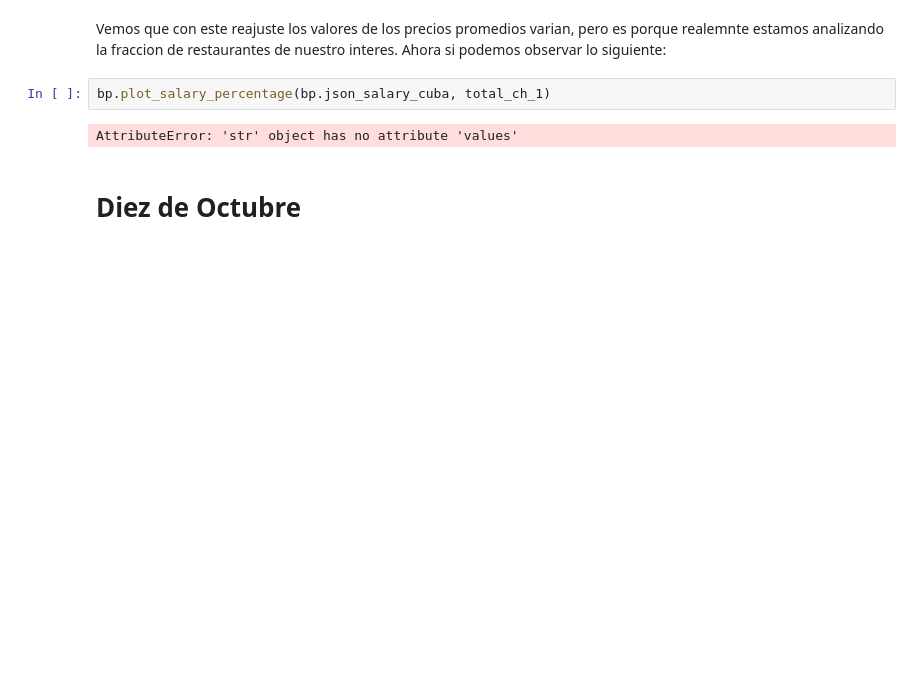
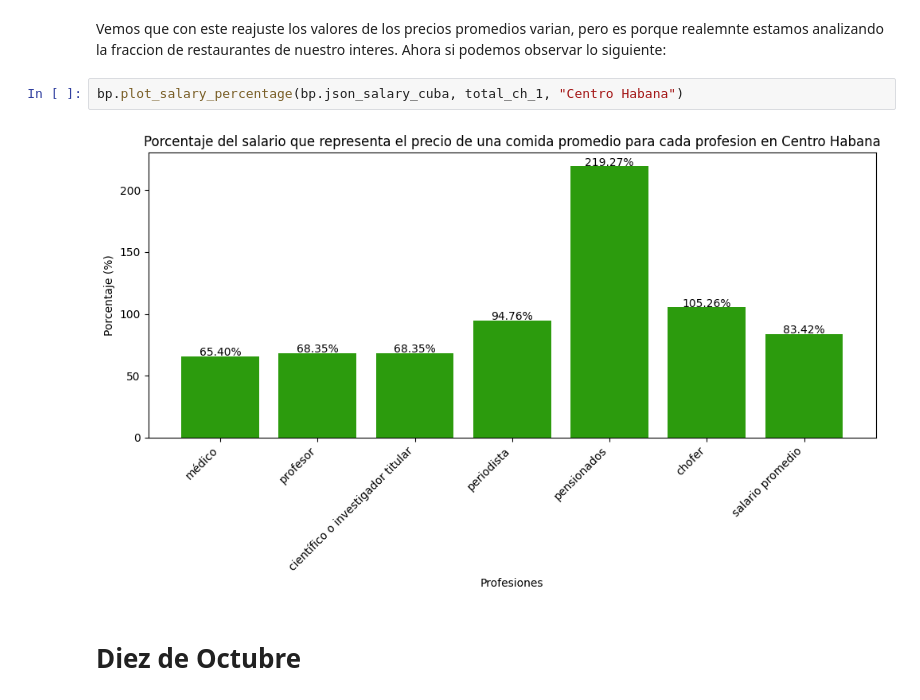
Before and after one commit to angie-rosquet/PROYECTEO-PRO-ICD, a Jupyter notebook: Un_Lujo_Para_El_Paladar.ipynb, the cells around one changed output. Cells and saved outputs as stored; diff of their text form; blank space fills up the shorter version.

```diff
--- a/Un_Lujo_Para_El_Paladar.ipynb
+++ b/Un_Lujo_Para_El_Paladar.ipynb
@@ -284,9 +284,9 @@ Por lo tanto, una comida en un restaurante en Centro Habana promedio puede costa
 # %% [markdown]
 Vemos que con este reajuste los valores de los precios promedios varian, pero es porque realemnte estamos analizando la fraccion de restaurantes de nuestro interes. Ahora si podemos observar lo siguiente:
 # %%
-bp.plot_salary_percentage(bp.json_salary_cuba, total_ch_1)
+bp.plot_salary_percentage(bp.json_salary_cuba, total_ch_1, "Centro Habana")
 # %% [output]
-AttributeError: 'str' object has no attribute 'values'
+[figure, added]
 # %% [markdown]
 # Diez de Octubre
 # %%
```
Also changed, not shown: parts of 6 cells of this notebook, 1 other file.
